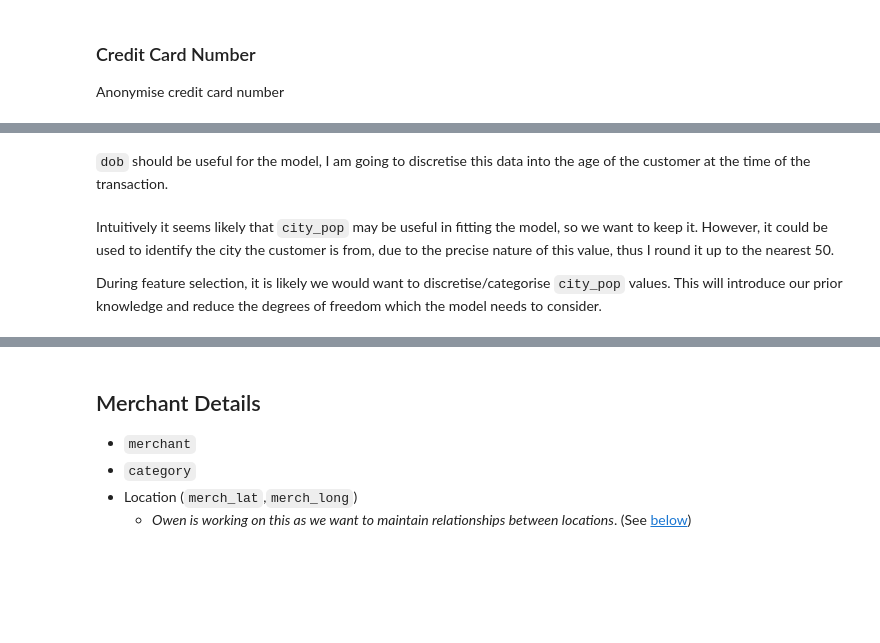
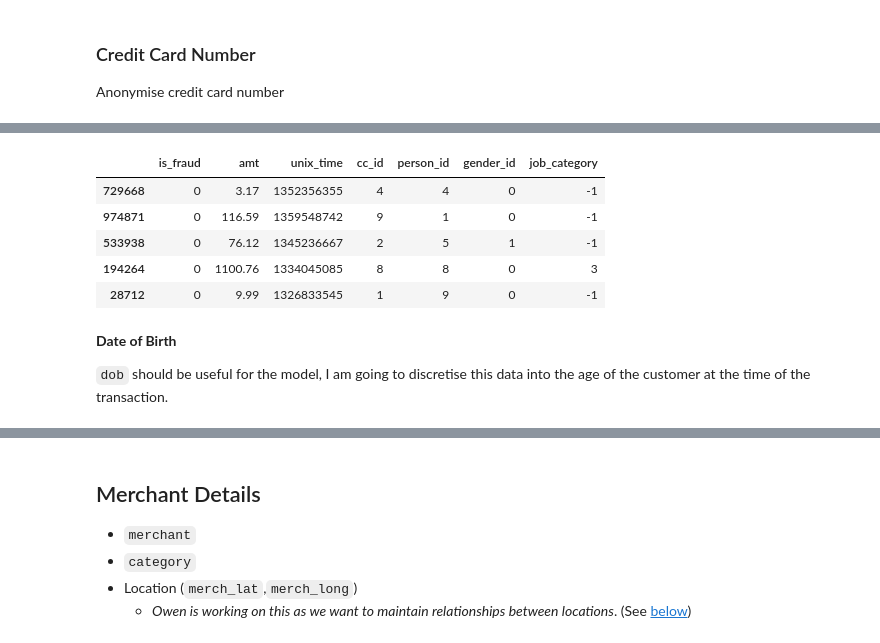
Before and after one commit to dajhutchinson/Applied-Data-Science, a Jupyter notebook: Coursework/Anonymisation.ipynb, the cells around one changed output, grey strips where cells are left out. Drawn from its saved outputs; the diff is of its cells as text; code cells hidden in the pictures; blank space fills up the shorter version.

```diff
--- a/Coursework/Anonymisation.ipynb
+++ b/Coursework/Anonymisation.ipynb
@@ -152,2 +153,0 @@ clean_df["gender_id"]=anonymise(sample_df["gender"])
-# %%
-clean_df["job_category"]=sample_df["job"]
@@ -154,11 +171,29 @@ clean_df["job_category"]=sample_df["job"]
+# %%
+def k_anon_jobs(df,k=2) -> pd.Series:
+    """
+    k anonymise jobs. Note -1 means a None value (Used for jobs which less than k people do)
+    """
+    df["job_category"]=anonymise(df["job"].str.split(",").str[0].str.strip())
+    group_by=df[["person_id","job_category"]].groupby(["job_category"])
+    rare_job_cats=np.where(group_by["person_id"].nunique()<k)[0].tolist()
+
+    return df["job_category"].transform(lambda x:-1 if (x in rare_job_cats) else x)
+
+clean_df["job_category"]=k_anon_jobs(pd.concat([sample_df["job"],clean_df["person_id"]],axis=1),k=2)
+clean_df.head(5)
+# %% [output]
+|  | is_fraud | amt | unix_time | cc_id | person_id | gender_id | job_category |
+| 729668 | 0 | 3.17 | 1352356355 | 4 | 4 | 0 | -1 |
+| 974871 | 0 | 116.59 | 1359548742 | 9 | 1 | 0 | -1 |
+| 533938 | 0 | 76.12 | 1345236667 | 2 | 5 | 1 | -1 |
+| 194264 | 0 | 1100.76 | 1334045085 | 8 | 8 | 0 | 3 |
+| 28712 | 0 | 9.99 | 1326833545 | 1 | 9 | 0 | -1 |
 # %% [markdown]
+**Date of Birth**
+
 `dob` should be useful for the model, I am going to discretise this data into the age of the customer at the time of the transaction.
 # %%
 def dob_to_age(df) -> pd.Series:
     return (df["trans_date_trans_time"]-df["dob"])//np.timedelta64(1,"Y")
 # %%
 clean_df["age"]=dob_to_age(sample_df[["dob","trans_date_trans_time"]])
-# %% [markdown]
-Intuitively it seems likely that `city_pop` may be useful in fitting the model, so we want to keep it. However, it could be used to identify the city the customer is from, due to the precise nature of this value, thus I round it up to the nearest 50.
-
-During feature selection, it is likely we would want to discretise/categorise `city_pop` values. This will introduce our prior knowledge and reduce the degrees of freedom which the model needs to consider.
```
Also changed, not shown: parts of 15 cells of this notebook, 1 other file.
